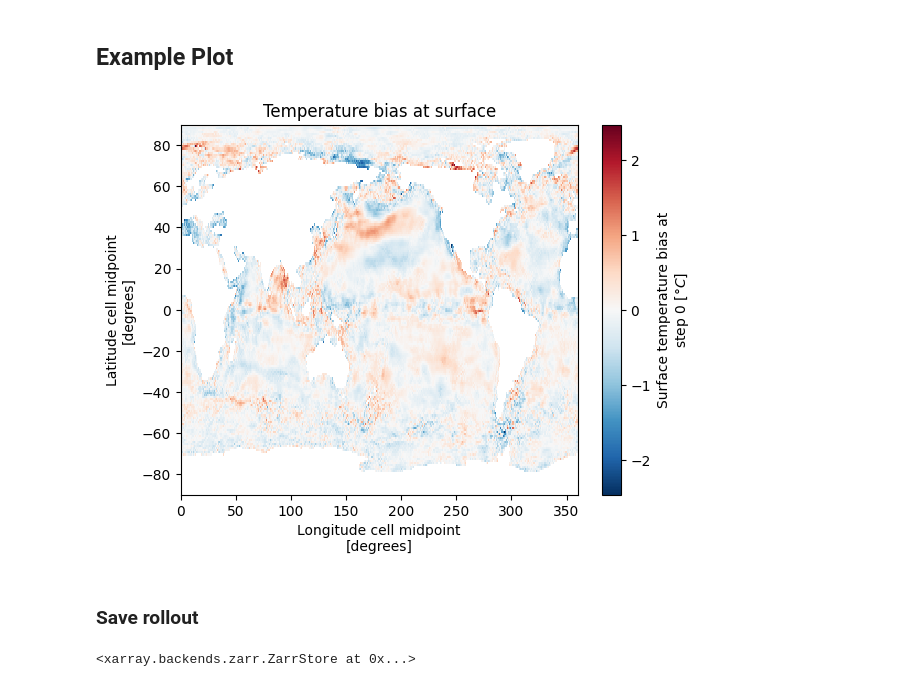
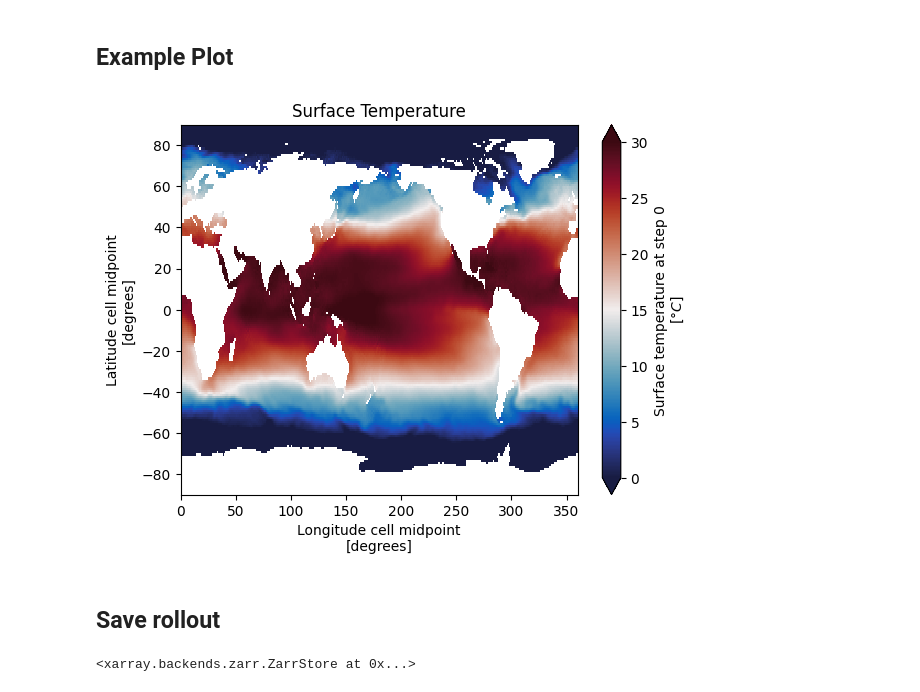
Before and after one commit to suryadheeshjith/Samudra, a Jupyter notebook: notebooks/samudra_rollout.ipynb, the cells around one changed output. Saved outputs shown, nothing was run; the diff lists cells and outputs as text; code cells hidden in the pictures.

Commit message:
Fixed rollout notebook

```diff
--- a/notebooks/samudra_rollout.ipynb
+++ b/notebooks/samudra_rollout.ipynb
@@ -236,0 +193,25 @@ Attributes:
+# %%
+from pathlib import Path
+
+# Replace these local zarr paths if required
+data_mean_file = "./data_mean.zarr"
+data_std_file = "./data_std.zarr"
+data_file = "./data.zarr"
+
+if not Path(data_mean_file).exists():
+    data_mean = xr.open_dataset("https://nyu1.osn.mghpcc.org/m2lines-pubs/Samudra/OM4_means", engine='zarr', chunks={})
+    data_mean.to_zarr(data_mean_file, mode="w")
+
+data_mean = xr.open_zarr("./data_mean.zarr")
+
+if not Path(data_std_file).exists():
+    data_std = xr.open_dataset("https://nyu1.osn.mghpcc.org/m2lines-pubs/Samudra/OM4_stds", engine='zarr', chunks={})
+    data_std.to_zarr(data_std_file, mode="w")
+data_std = xr.open_zarr(data_std_file)
+
+if not Path(data_file).exists():
+    data = xr.open_dataset("https://nyu1.osn.mghpcc.org/m2lines-pubs/Samudra/OM4", engine='zarr', chunks={})
+    data = data.isel(time=slice(e_test, e_test+hist+1+N_test)) # We only require the data in the test period
+    data.to_zarr(data_file, mode="w")
+data = xr.open_zarr(data_file)
+data
@@ -254,7 +266,7 @@ test_data = Test(
     data_std,
     N_test,
     hist,
-    e_test,
+    0,
     long_rollout=True,
     device="cuda",
 )
@@ -266,8 +278,8 @@ We are now ready to build the mdoel.
 # %%
 from model import Samudra
 
-# num_in and num_out depends on the input/output variables [thermo / thermo+dynamics].
-model = Samudra(n_out=num_out, ch_width=[num_in]+[200,250,300,400], wet=wet.cuda(), hist=hist)
+# num_in and num_out depends on the input/output variables [thermo / thermo+dynamic].
+model = Samudra(n_out=num_out, ch_width=[num_in]+[200,250,300,400], wet=wet.to(device), hist=hist)
 # %% [markdown]
 ### Load weights
 # %%
@@ -304,21 +321,22 @@ ds_prediction = xr.DataArray(
             dims=["time", "x", "y", "var"]
         )
 ds_prediction = ds_prediction.to_dataset(name="predictions")
-ds_groundtruth = data.isel(time=slice(e_test+hist+1,e_test+hist+1+N_test))
+ds_groundtruth = data.isel(time=slice(hist+1,hist+1+N_test))
 ds_prediction = post_processor(ds_prediction, ds_groundtruth, var_ls)
 ds_groundtruth = convert_train_data(ds_groundtruth)
 # %% [markdown]
 ## Example Plot
 # %%
 import matplotlib.pyplot as plt
-surface_temp_bias = (ds_prediction - ds_groundtruth).thetao.isel(time=0, lev=0)
-surface_temp_bias.rename(r"Surface temperature bias at step 0 [$\degree C$]").plot()
-plt.title("Temperature bias at surface")
+import cmocean as cm
+surface_temp_bias = ds_prediction.thetao.isel(time=0, lev=0)
+surface_temp_bias.rename(r"Surface temperature at step 0 [$\degree C$]").plot(vmin=0, vmax=30, cmap=cm.cm.balance)
+plt.title("Surface Temperature")
 plt.show()
 # %% [output]
-[figure, old version]
+[figure, new version]
 # %% [markdown]
-### Save rollout
+## Save rollout
 # %%
 ds_prediction.to_zarr(exp_num_in + '_prediction.zarr', mode='w')
 # %% [output]
```
Also changed, not shown: parts of 26 cells of this notebook.
